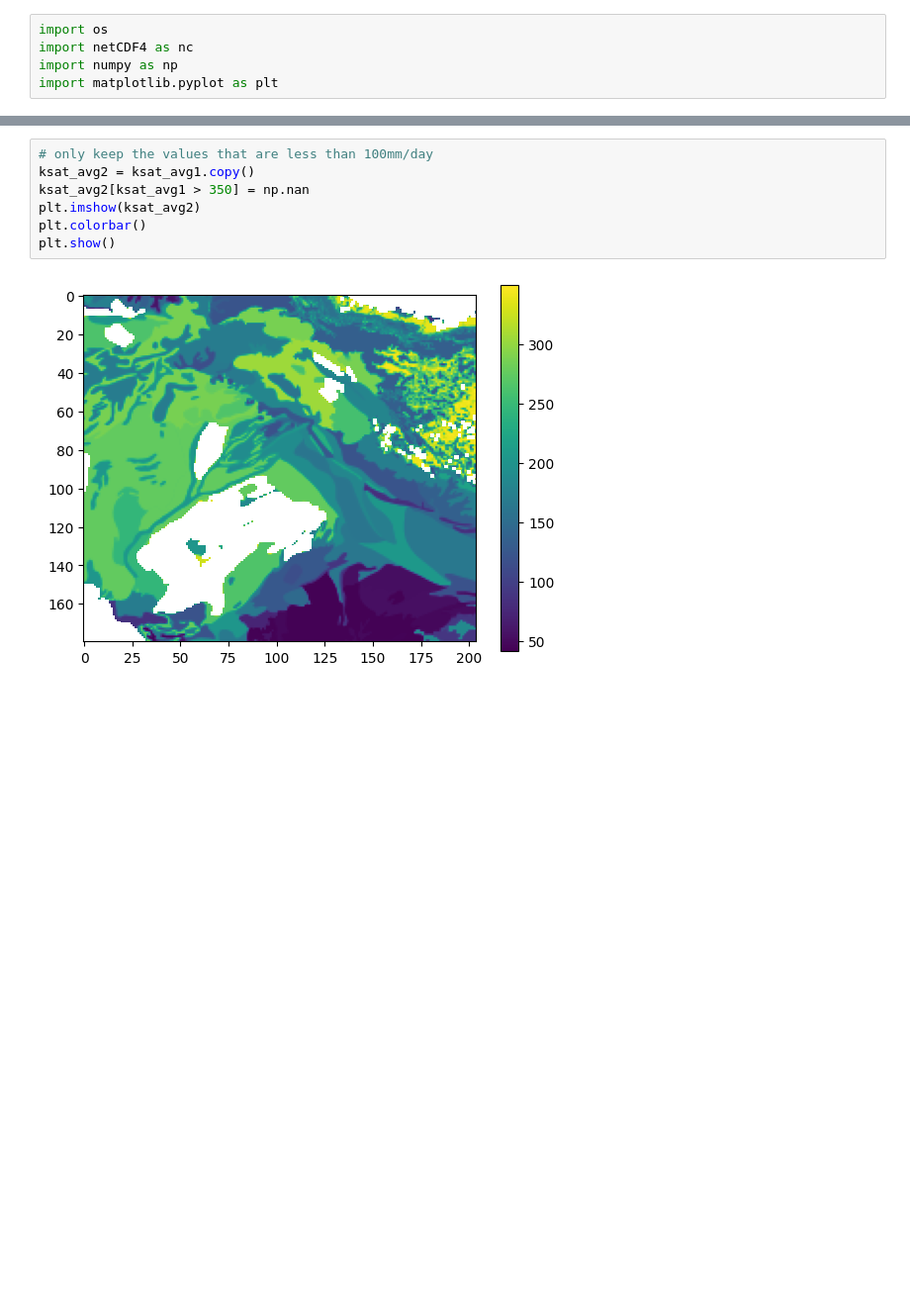
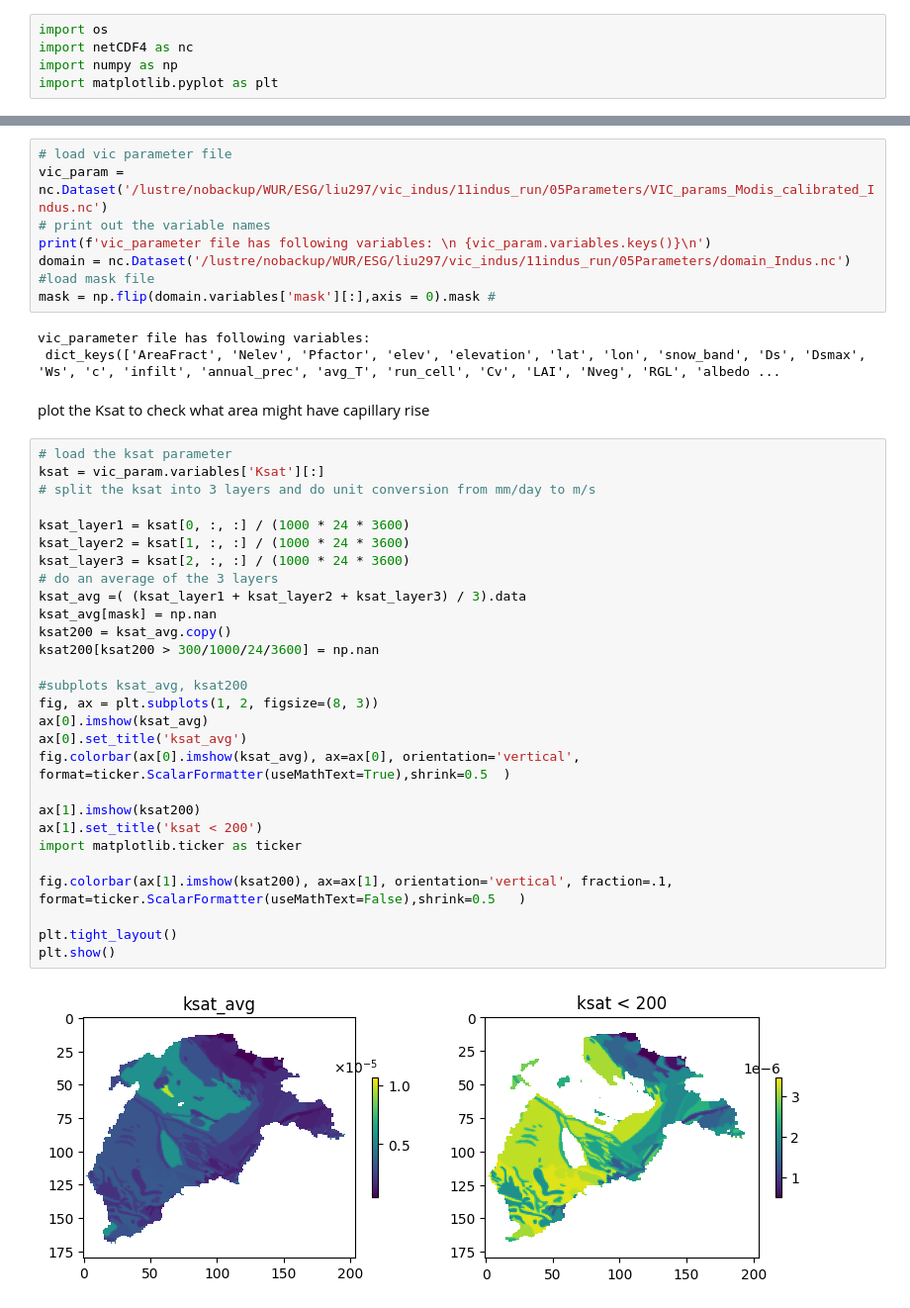
Before and after one commit to StellaLiu-gogogo/VIC-WUR-GWM, a Jupyter notebook: vic_online/python/capillary_rise_analysis.ipynb, the cells around one changed output, grey strips where cells are left out. Shown: that part at 99% size. Drawn from its saved outputs; the diff is of its cells as text; blank space fills up the shorter version.

Commit message:
capillary rise

```diff
--- a/vic_online/python/capillary_rise_analysis.ipynb
+++ b/vic_online/python/capillary_rise_analysis.ipynb
@@ -48,9 +6,42 @@ print(mean)
-# %%
-# only keep the values that are less than 100mm/day
-ksat_avg2 = ksat_avg1.copy()
-ksat_avg2[ksat_avg1 > 350] = np.nan
-plt.imshow(ksat_avg2)
-plt.colorbar()
-plt.show()
-# %% [output]
-[figure, removed]
+# %%
+# load vic parameter file
+vic_param = nc.Dataset('/lustre/nobackup/WUR/ESG/liu297/vic_indus/11indus_run/05Parameters/VIC_params_Modis_calibrated_Indus.nc')
+# print out the variable names
+print(f'vic_parameter file has following variables: \n {vic_param.variables.keys()}\n')
+domain = nc.Dataset('/lustre/nobackup/WUR/ESG/liu297/vic_indus/11indus_run/05Parameters/domain_Indus.nc') #load mask file
+mask = np.flip(domain.variables['mask'][:],axis = 0).mask #
+# %% [output]
+vic_parameter file has following variables:
+ dict_keys(['AreaFract', 'Nelev', 'Pfactor', 'elev', 'elevation', 'lat', 'lon', 'snow_band', 'Ds', 'Dsmax', 'Ws', 'c', 'infilt', 'annual_prec', 'avg_T', 'run_cell', 'Cv', 'LAI', 'Nveg', 'RGL', 'albedo ...
+# %% [markdown]
+plot the Ksat to check what area might have capillary rise
+# %%
+# load the ksat parameter
+ksat = vic_param.variables['Ksat'][:]
+# split the ksat into 3 layers and do unit conversion from mm/day to m/s
+
+ksat_layer1 = ksat[0, :, :] / (1000 * 24 * 3600)
+ksat_layer2 = ksat[1, :, :] / (1000 * 24 * 3600)
+ksat_layer3 = ksat[2, :, :] / (1000 * 24 * 3600)
+# do an average of the 3 layers
+ksat_avg =( (ksat_layer1 + ksat_layer2 + ksat_layer3) / 3).data
+ksat_avg[mask] = np.nan
+ksat200 = ksat_avg.copy()
+ksat200[ksat200 > 300/1000/24/3600] = np.nan
+
+#subplots ksat_avg, ksat200
+fig, ax = plt.subplots(1, 2, figsize=(8, 3))
+ax[0].imshow(ksat_avg)
+ax[0].set_title('ksat_avg')
+fig.colorbar(ax[0].imshow(ksat_avg), ax=ax[0], orientation='vertical',  format=ticker.ScalarFormatter(useMathText=True),shrink=0.5  )
+
+ax[1].imshow(ksat200)
+ax[1].set_title('ksat < 200')
+import matplotlib.ticker as ticker
+
+fig.colorbar(ax[1].imshow(ksat200), ax=ax[1], orientation='vertical', fraction=.1, format=ticker.ScalarFormatter(useMathText=False),shrink=0.5   )
+
+plt.tight_layout()
+plt.show()
+# %% [output]
+[figure, added]
```
Also changed, not shown: parts of 12 cells of this notebook.
